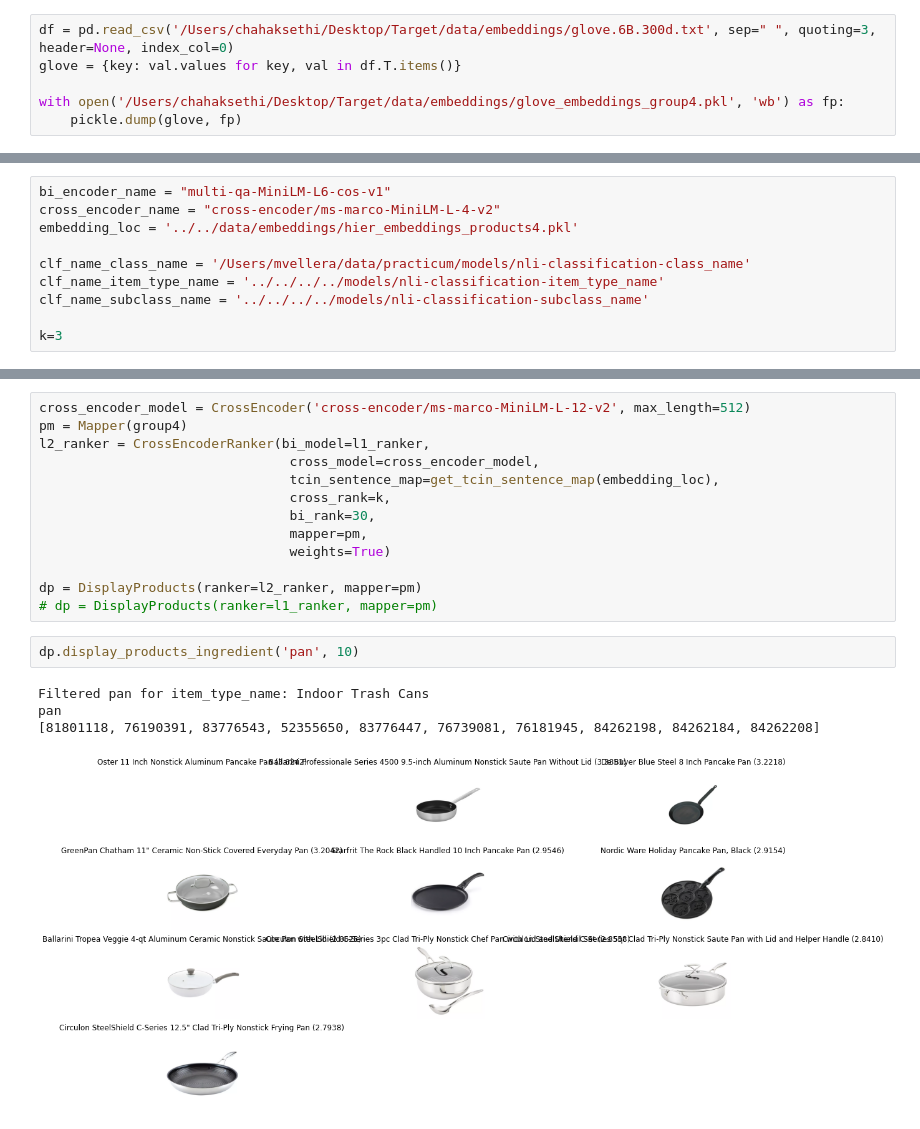
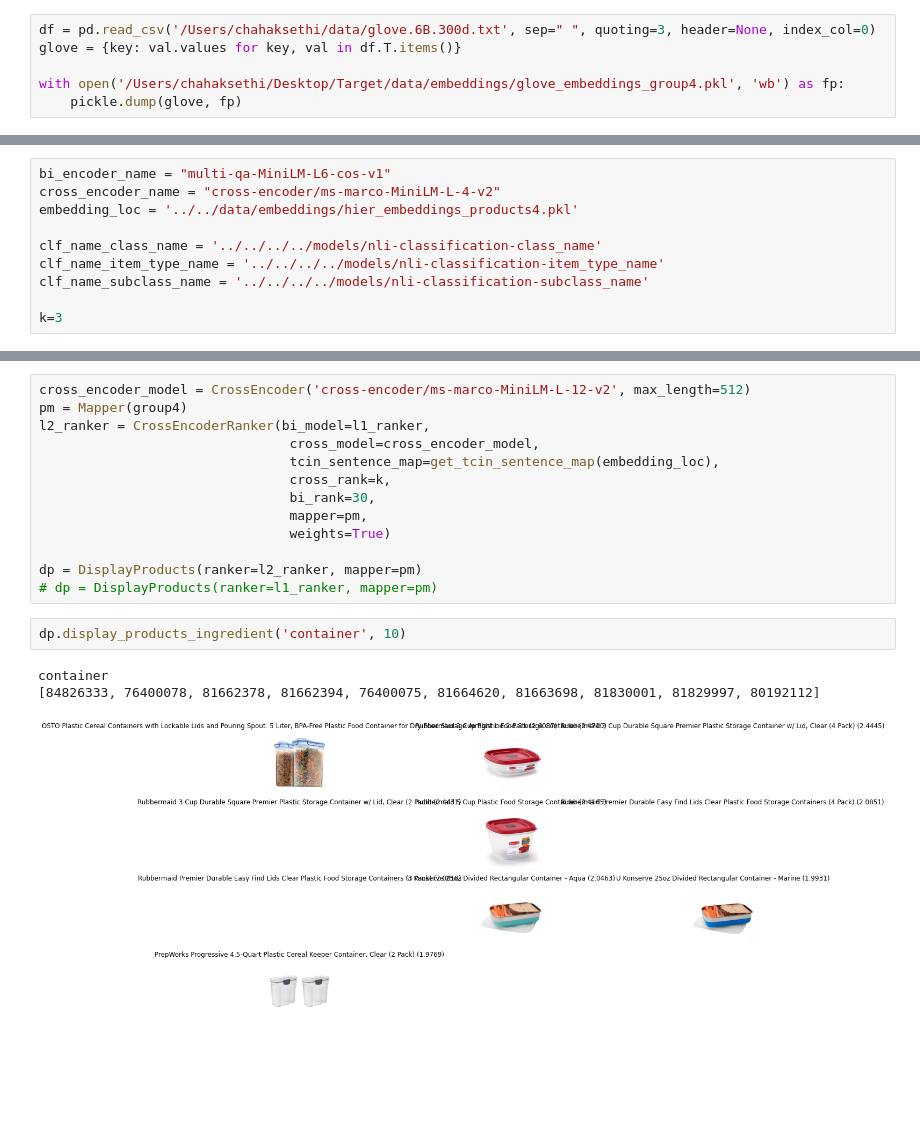
Before and after one commit to dianewoodbridge/target_recipe_project, a Jupyter notebook: code/notebook/algorithm_testing-group4.ipynb, the cells around one changed output, grey strips where cells are left out. Drawn from its saved outputs; the diff is of its cells as text; blank space fills up the shorter version.

```diff
--- a/code/notebook/algorithm_testing-group4.ipynb
+++ b/code/notebook/algorithm_testing-group4.ipynb
@@ -110,7 +92,7 @@ with open('/Users/chahaksethi/Desktop/Target/data/embeddings/lm_embeddings_produ
                  'sentences': product_sentences,
                  'embeddings': embeddings}, fOut, protocol=pickle.HIGHEST_PROTOCOL)
 # %%
-df = pd.read_csv('/Users/chahaksethi/Desktop/Target/data/embeddings/glove.6B.300d.txt', sep=" ", quoting=3, header=None, index_col=0)
+df = pd.read_csv('/Users/chahaksethi/data/glove.6B.300d.txt', sep=" ", quoting=3, header=None, index_col=0)
 glove = {key: val.values for key, val in df.T.items()}
 
 with open('/Users/chahaksethi/Desktop/Target/data/embeddings/glove_embeddings_group4.pkl', 'wb') as fp:
@@ -132,7 +114,7 @@ bi_encoder_name = "multi-qa-MiniLM-L6-cos-v1"
 cross_encoder_name = "cross-encoder/ms-marco-MiniLM-L-4-v2"
 embedding_loc = '../../data/embeddings/hier_embeddings_products4.pkl'
 
-clf_name_class_name = '/Users/mvellera/data/practicum/models/nli-classification-class_name'
+clf_name_class_name = '../../../../models/nli-classification-class_name'
 clf_name_item_type_name = '../../../../models/nli-classification-item_type_name'
 clf_name_subclass_name = '../../../../models/nli-classification-subclass_name'
 
@@ -196,9 +178,8 @@ l2_ranker = CrossEncoderRanker(bi_model=l1_ranker,
 dp = DisplayProducts(ranker=l2_ranker, mapper=pm)
 # dp = DisplayProducts(ranker=l1_ranker, mapper=pm)
 # %%
-dp.display_products_ingredient('pan', 10)
+dp.display_products_ingredient('container', 10)
 # %% [output]
-Filtered pan for item_type_name: Indoor Trash Cans
-pan
-[81801118, 76190391, 83776543, 52355650, 83776447, 76739081, 76181945, 84262198, 84262184, 84262208]
+container
+[84826333, 76400078, 81662378, 81662394, 76400075, 81664620, 81663698, 81830001, 81829997, 80192112]
-[figure, old version]
+[figure, new version]
```
Also changed, not shown: parts of 1 cell of this notebook, 2 other files.
